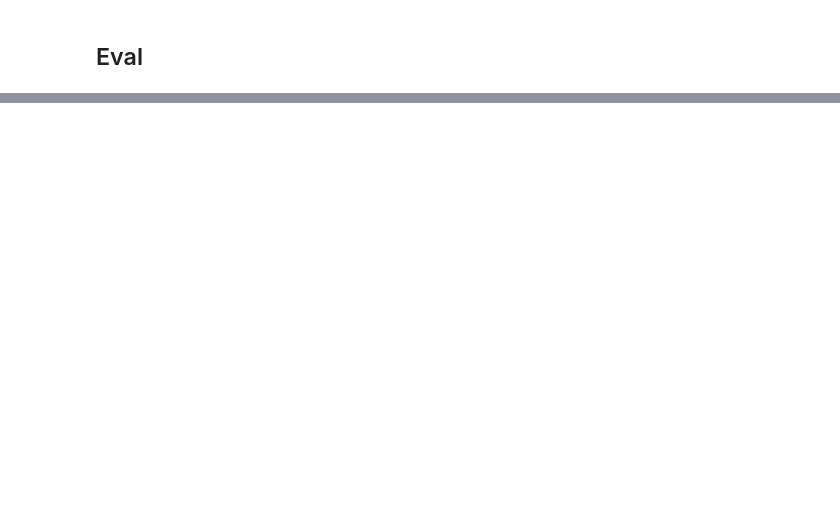
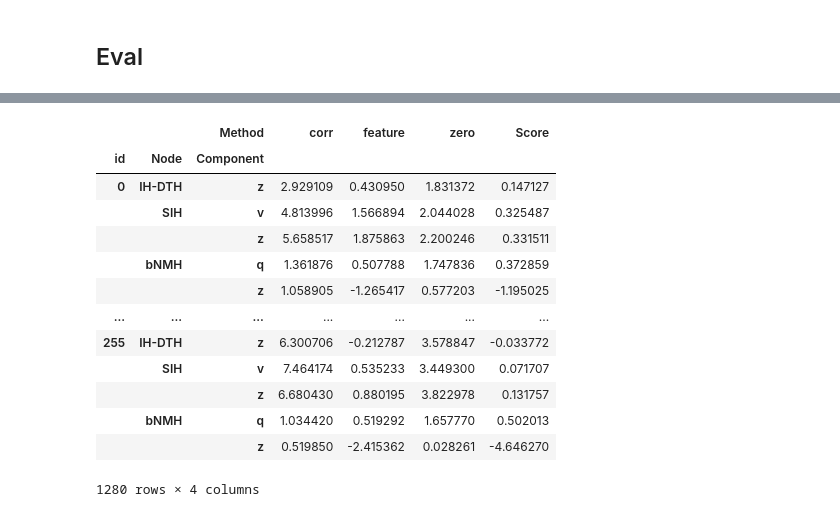
Before and after one commit to ghidav/sae-transfer-learning, a Jupyter notebook: sae_eval.ipynb, the cells around one changed output, grey strips where cells are left out. Drawn from its saved outputs; the diff is of its cells as text; code cells hidden in the pictures; blank space fills up the shorter version.

```diff
--- a/sae_eval.ipynb
+++ b/sae_eval.ipynb
@@ -402,0 +483,17 @@ tensor(1.6125, device='cuda:0')
+# %%
+w_patch_df
+# %% [output]
+|  |  | Method | corr | feature | zero | Score |
+| id | Node | Component |  |  |  |  |
+| 0 | IH-DTH | z | 2.929109 | 0.430950 | 1.831372 | 0.147127 |
+|  | SIH | v | 4.813996 | 1.566894 | 2.044028 | 0.325487 |
+|  |  | z | 5.658517 | 1.875863 | 2.200246 | 0.331511 |
+|  | bNMH | q | 1.361876 | 0.507788 | 1.747836 | 0.372859 |
+|  |  | z | 1.058905 | -1.265417 | 0.577203 | -1.195025 |
+| ... | ... | ... | ... | ... | ... | ... |
+| 255 | IH-DTH | z | 6.300706 | -0.212787 | 3.578847 | -0.033772 |
+|  | SIH | v | 7.464174 | 0.535233 | 3.449300 | 0.071707 |
+|  |  | z | 6.680430 | 0.880195 | 3.822978 | 0.131757 |
+|  | bNMH | q | 1.034420 | 0.519292 | 1.657770 | 0.502013 |
+|  |  | z | 0.519850 | -2.415362 | 0.028261 | -4.646270 |
+1280 rows × 4 columns
```
Also changed, not shown: parts of 20 cells of this notebook.
